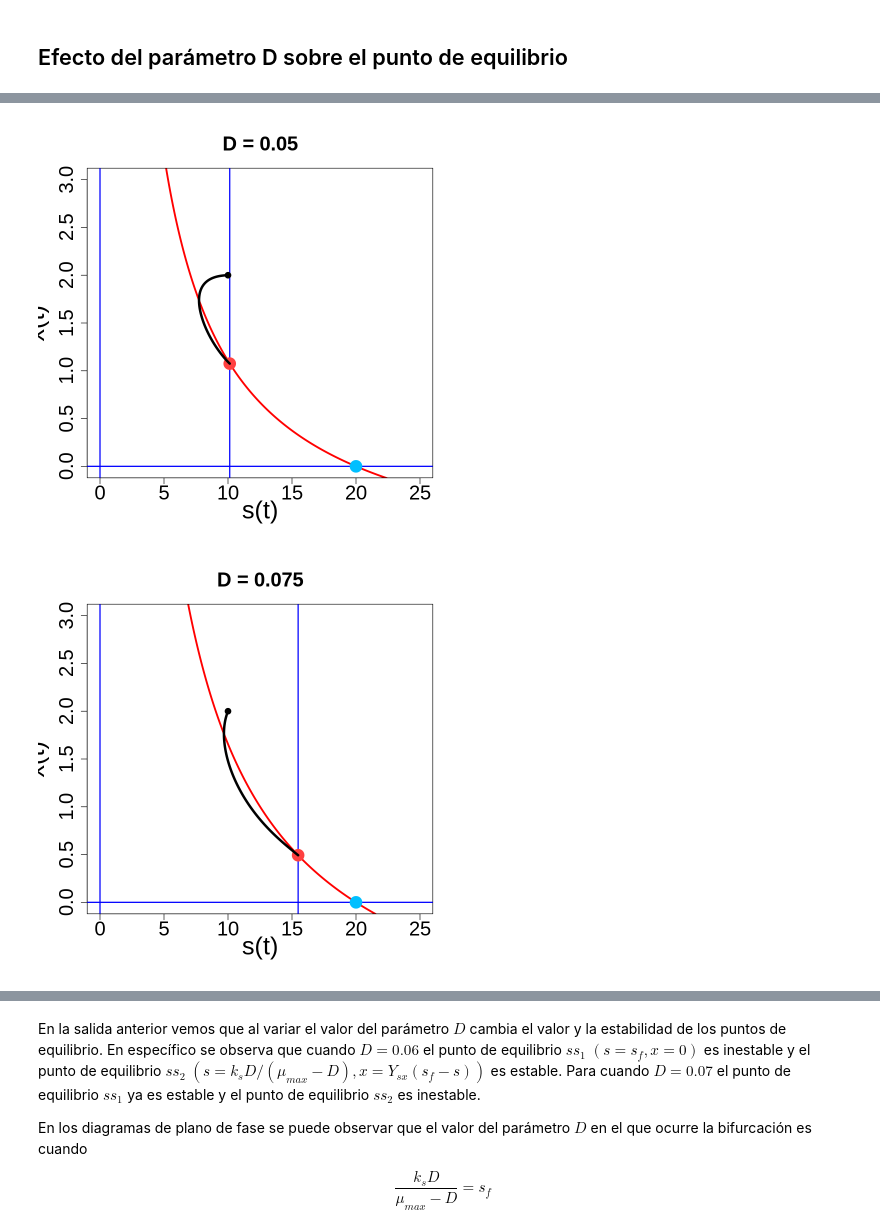
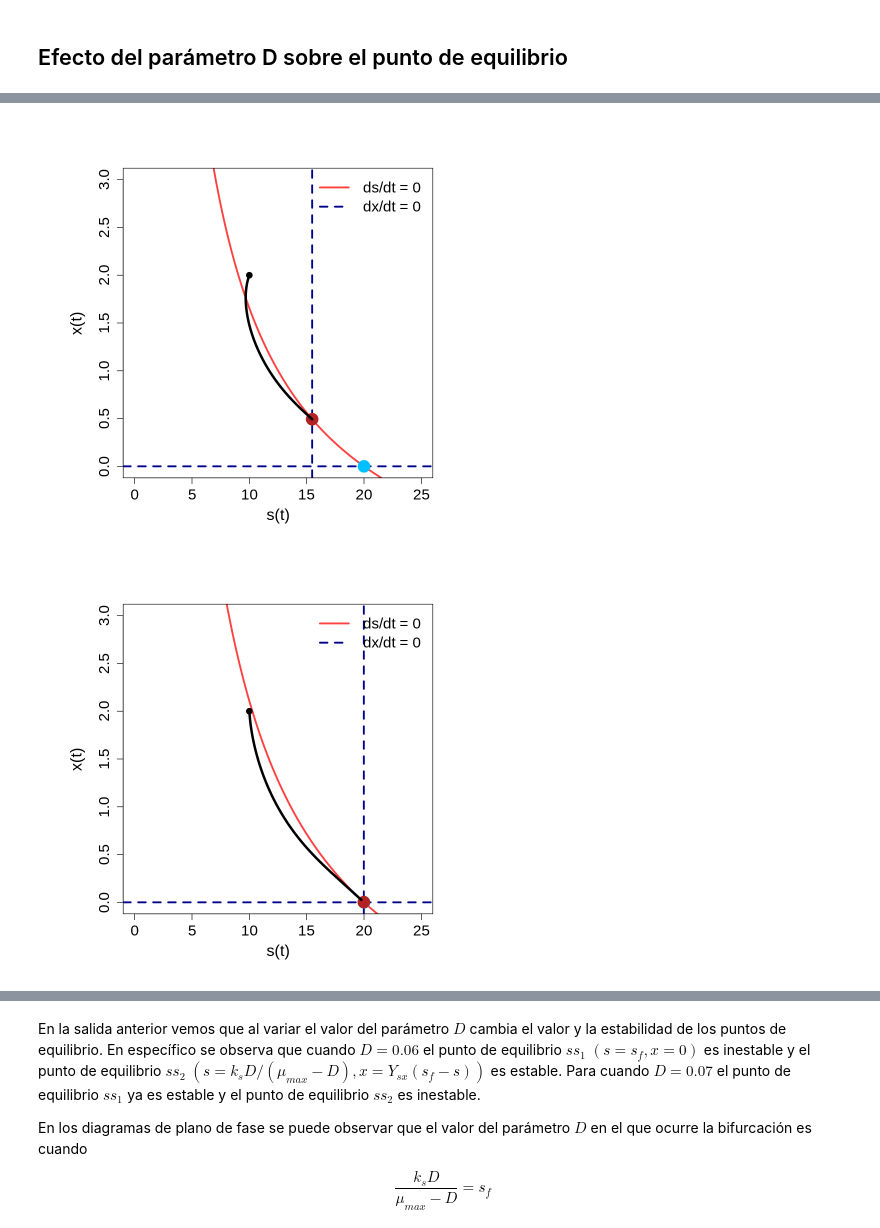
Before and after one commit to JuanM-GG/modelos-tesis, a Jupyter notebook: modelo_monod.ipynb, the cells around one changed output, grey strips where cells are left out. Drawn from its saved outputs; the diff is of its cells as text; code cells hidden in the pictures.

```diff
--- a/modelo_monod.ipynb
+++ b/modelo_monod.ipynb
@@ -387,14 +388,22 @@ plot_null_cline <- function(p,s_ss){
     ss <- steady_state(p)
     s_ss <- seq(0,25,0.1)
     x_ss <- null_cline(p,s_ss)
+    par(mar = c(5,7,4,2) + 0.1)
+    # ds/dt = 0 nullcline
+    plot(s_ss, x_ss, col = "brown1", cex.lab = 1.6, cex.axis = 1.5, lwd = 3, type = "l",
+    ylim = c(0,3), ylab = expression("x(t)"),
+    xlab = expression("s(t)")) # , main = paste0("D = ",p["D"]), cex.main = 2
 
-    plot(s_ss, x_ss, col = "red", cex.lab = 2.5, cex.axis = 2, lwd = 3, type = "l", ylim = c(0,3), ylab = expression("x(t)"),
-    xlab = expression("s(t)"), main = paste0("D = ",p["D"]), cex.main = 2)
-    abline(v = c(0,ss$ss2[1]), h = 0, col = "blue", lwd = 2)
-    points(ss$ss1[1],ss$ss1[2], col = "deepskyblue1", cex = 4, pch = 20)
-    points(ss$ss2[1],ss$ss2[2], col = "brown1", cex = 4, pch = 20)
+    # dx/dt = 0 nulcline
+    abline(h = 0, col = "darkblue", lwd = 3, lty = 2)
+    abline(v = ss$ss2[1], col = "darkblue", lwd = 3, lty = 2)
+
+    points(ss$ss1[1],ss$ss1[2], col = "deepskyblue1", cex = 4, pch = 20) #
+    points(ss$ss2[1],ss$ss2[2], col = "firebrick", cex = 4, pch = 20)
     points(s[1],s[2], cex = 2, pch = 20)
     run(traject = T, times = seq(0,1000,0.1), lwd = 4)
+    legend("topright", legend = c("ds/dt = 0", "dx/dt = 0"), lty = 1:2, lwd = 3,
+     col = c("brown1","darkblue"), cex = 1.5, bty = "n")
 
 }
 # %%
@@ -408,29 +415,8 @@ plot_null_cline(p,s_ss)
 De acuerdo con la la salida anterior. El punto de equilibrio $ss_1$ $(s = 10, x = 0)$ es inestable, mientras que el punto de equilibrio $ss_2$ $(s = 1.513, x = 0.849)$ es estable.
 # %% [markdown]
 ## Efecto del parámetro D sobre el punto de equilibrio
-# %%
-# @title plane with Grind
-
-for (D in c(0.05,0.075,0.1,0.125)) {
-
-  p["D"] <- D
-
-  # para determinar estabilidad de los puntos de equilibrio
-  plane(xmin = 0, xmax = 30, ymin = -0.5, ymax = 10, main = paste0("D = ", D))
-  newton(state = c(s = 0, x = 1), plot = TRUE)
-  newton(state = c(s = 15, x = - 0.5), plot = TRUE)
-
-    # para distinguir entre los puntos de equilibrio
-  ss_plot <- steady_state(p)
-  points(x = ss_plot$ss1[1], y = ss_plot$ss1[2], col = "purple", pch = 21, cex = 2)
-  points(x = ss_plot$ss2[1], y = ss_plot$ss2[2], col = "green", pch = 21, cex = 2)
-  legend("right", legend = c("ss1","ss2"),
-        col = c("purple", "green"), pch = 21, bty = "n", cex = 1.5)
-}
-
-p["D"] <- 0.01 # Regresar D a su valor original
 # %%
-for (D in c(0.01,0.05,0.075,0.0954,0.125)) {
+for (D in c(0.01,0.075,0.0954,0.125)) {
 
     p["D"] <- D
     plot_null_cline(p,s_ss)
@@ -441,2 +427,2 @@ p["D"] <- 0.01
-[figure, old version]
+[figure, new version]
-[figure, old version]
+[figure, new version]
```
Also changed, not shown: parts of 19 cells of this notebook.
